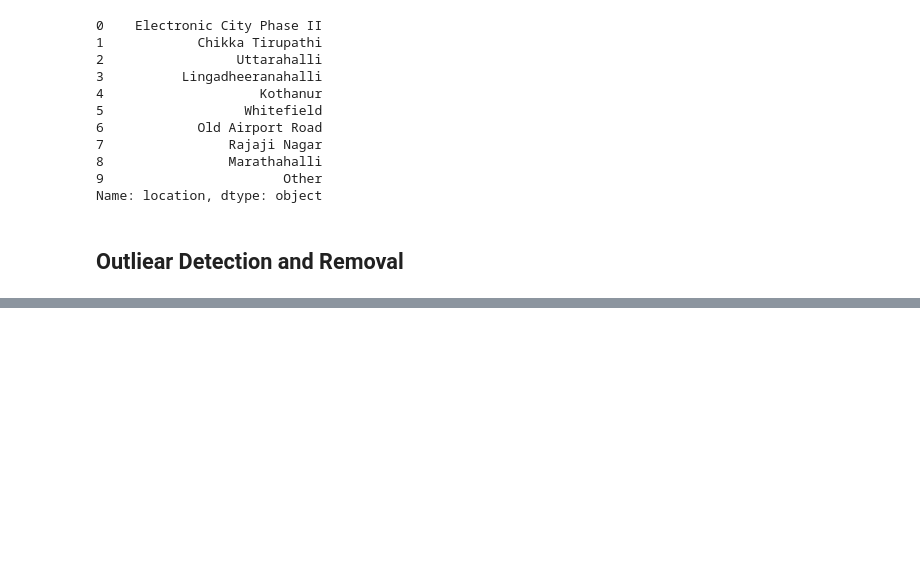
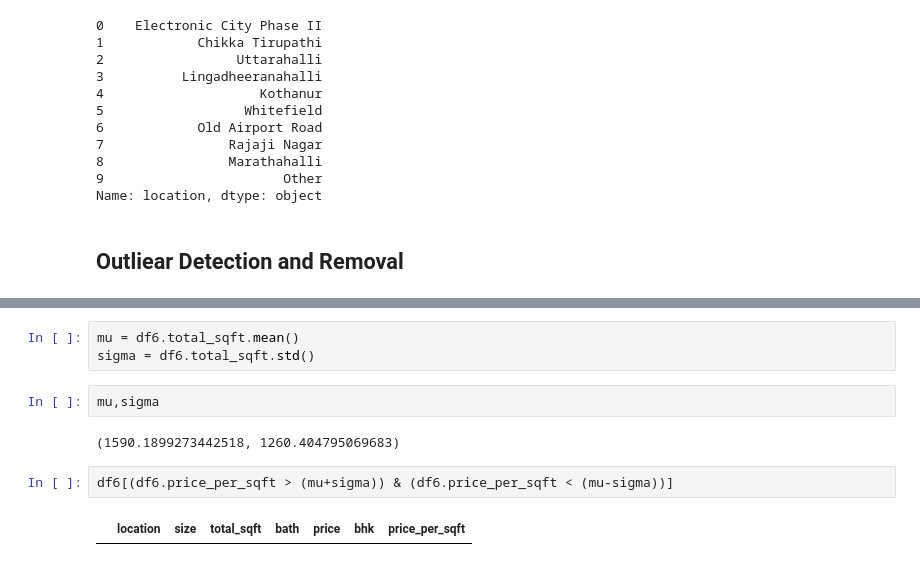
Before and after one commit to amidying/ML_Begginer_01, a Jupyter notebook: 16_projects/01_house_price_prediction/03_practice.ipynb, the cells around one changed output, grey strips where cells are left out. Drawn from its saved outputs; the diff is of its cells as text; blank space fills up the shorter version.

```diff
--- a/16_projects/01_house_price_prediction/03_practice.ipynb
+++ b/16_projects/01_house_price_prediction/03_practice.ipynb
@@ -339,0 +388,11 @@ Name: location, dtype: object
+# %%
+mu = df6.total_sqft.mean()
+sigma = df6.total_sqft.std()
+# %%
+mu,sigma
+# %% [output]
+(1590.1899273442518, 1260.404795069683)
+# %%
+df6[(df6.price_per_sqft > (mu+sigma)) & (df6.price_per_sqft < (mu-sigma))]
+# %% [output]
+|  | location | size | total_sqft | bath | price | bhk | price_per_sqft |
```
Also changed, not shown: parts of 10 cells of this notebook, 2 other files.
